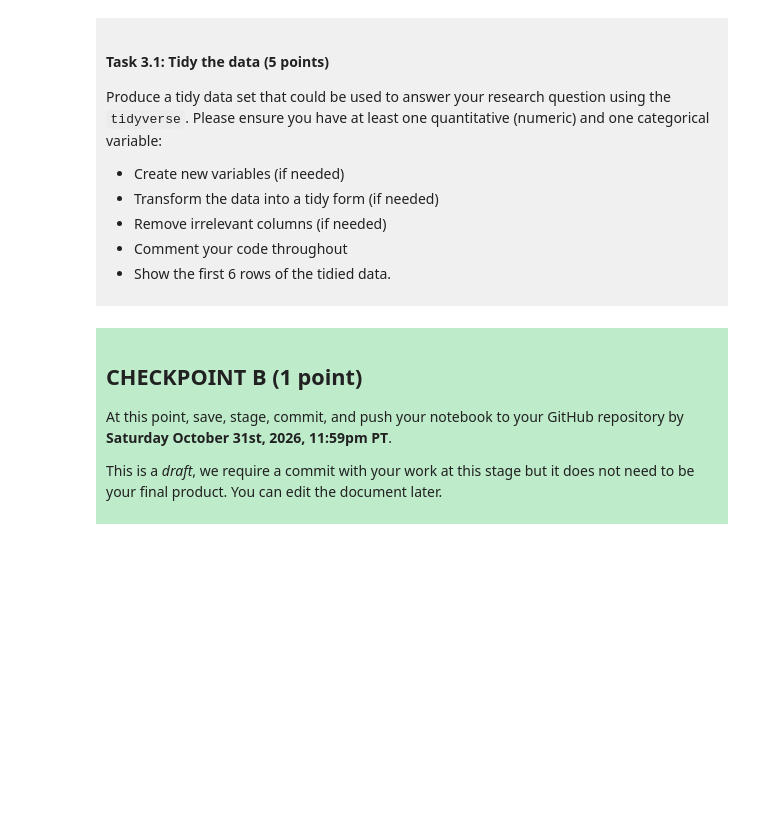
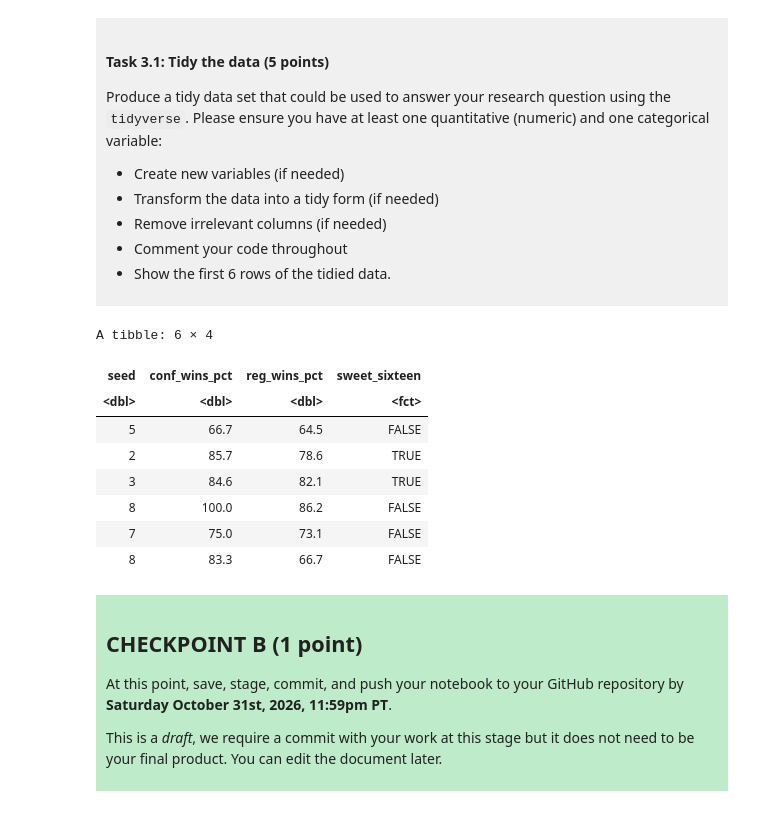
Before and after one commit to lucasgermanovix/dsci-100-project-lucas-germanovix-do-carmo, a Jupyter notebook: dsci-100-project-notebook.ipynb, the cells around one changed output. Saved outputs shown, nothing was run; the diff lists cells and outputs as text; code cells hidden in the pictures; blank space fills up the shorter version.

```diff
--- a/dsci-100-project-notebook.ipynb
+++ b/dsci-100-project-notebook.ipynb
@@ -189,7 +213,31 @@ Produce a tidy data set that could be used to answer your research question usin
 
 </div>
 # %%
-### EDIT THIS CODE CELL ###
+
+basketball_tidy <- womens_basketball |>
+
+    drop_na(seed, conf_wins_pct, reg_wins_pct, tourney_finish) |> #Remove rows with NA values in relevant columns
+
+    mutate(sweet_sixteen = tourney_finish %in%                    #Creates a column that displays TRUE when the team has arrived to top16, otherwise FALSE
+               c("top_16_loss", "top_8_loss", "top_4_loss",
+                 "top_2_loss", "champ")) |>
+
+    select(seed, conf_wins_pct, reg_wins_pct, sweet_sixteen) |>   #Keeps only relevant columns (prediction and predictors)
+
+    mutate(sweet_sixteen = as_factor(sweet_sixteen))              #Convert the predicted variable column into a categorical
+
+
+head(basketball_tidy, 6)
+# %% [output]
+A tibble: 6 × 4
+| seed | conf_wins_pct | reg_wins_pct | sweet_sixteen |
+| <dbl> | <dbl> | <dbl> | <fct> |
+| 5 | 66.7 | 64.5 | FALSE |
+| 2 | 85.7 | 78.6 | TRUE |
+| 3 | 84.6 | 82.1 | TRUE |
+| 8 | 100.0 | 86.2 | FALSE |
+| 7 | 75.0 | 73.1 | FALSE |
+| 8 | 83.3 | 66.7 | FALSE |
 # %% [markdown]
 <div style="background-color: #beebca; padding: 10px;">
 
```
Also changed, not shown: parts of 3 cells of this notebook.
